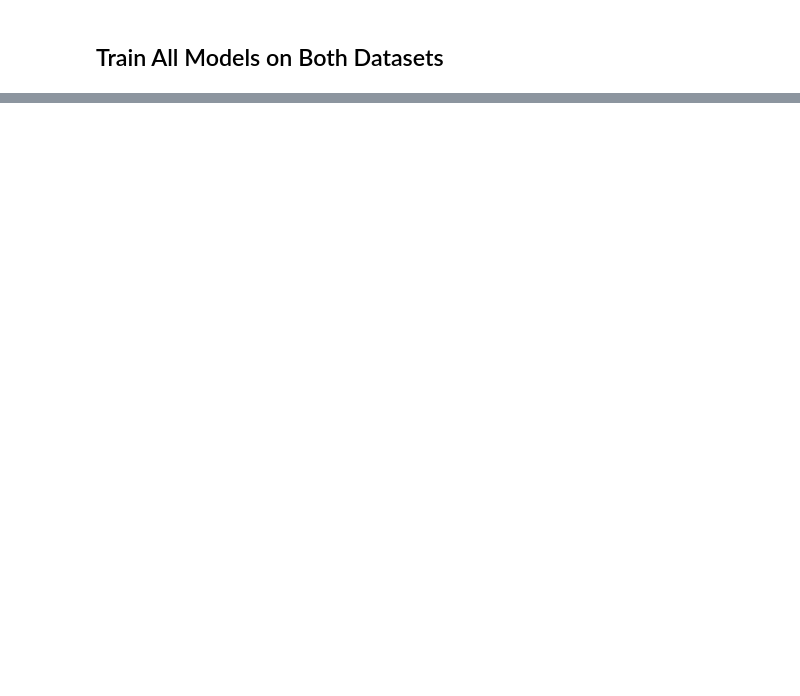
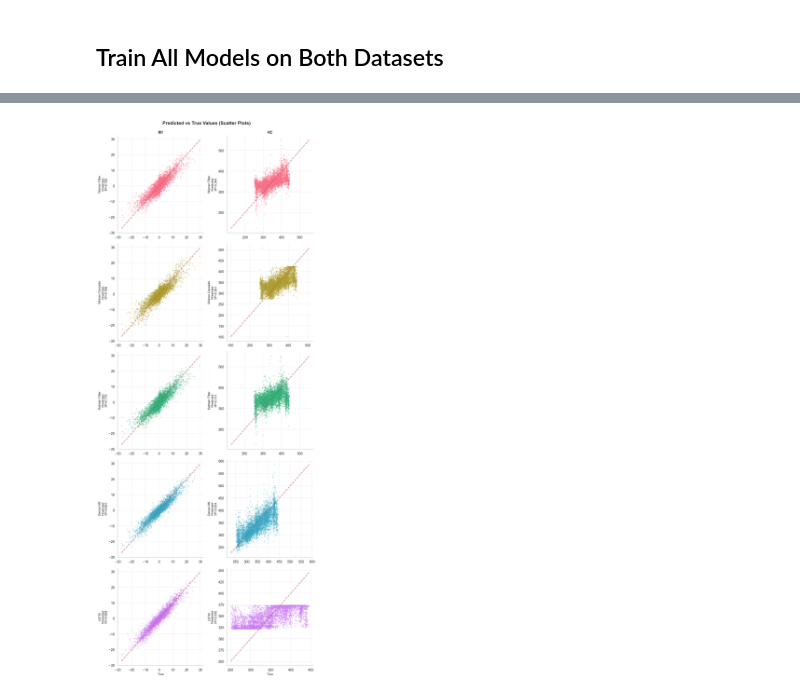
Before and after one commit to kidusabe1/Neural_Decoding_DS_Final, a Jupyter notebook: notebooks/model_comparison.ipynb, the cells around one changed output, grey strips where cells are left out. Saved outputs shown, nothing was run; the diff lists cells and outputs as text; code cells hidden in the pictures; blank space fills up the shorter version.

```diff
--- a/notebooks/model_comparison.ipynb
+++ b/notebooks/model_comparison.ipynb
@@ -450,0 +861,79 @@ summary_df.style.format({"R²": "{:.3f}", "Correlation": "{:.3f}"})
+# %%
+# ===== Scatter Plots: Predicted vs True =====
+
+output_dim = 0  # First output dimension
+
+model_names_list = [k for k in results[list(results.keys())[0]].keys() if k != "_train_mean"]
+dataset_names_list = list(results.keys())
+
+n_models = len(model_names_list)
+n_datasets = len(dataset_names_list)
+
+fig, axes = plt.subplots(n_models, n_datasets,
+                         figsize=(5 * n_datasets, 5 * n_models),
+                         sharex=False, sharey=False)
+
+# Handle single row/column cases
+if n_models == 1 and n_datasets == 1:
+    axes = np.array([[axes]])
+elif n_models == 1:
+    axes = axes.reshape(1, -1)
+elif n_datasets == 1:
+    axes = axes.reshape(-1, 1)
+
+colors = sns.color_palette("husl", n_colors=n_models)
+color_map = dict(zip(model_names_list, colors))
+
+for row_idx, model_name in enumerate(model_names_list):
+    for col_idx, ds_name in enumerate(dataset_names_list):
+        ax = axes[row_idx, col_idx]
+
+        res = results[ds_name][model_name]
+
+        # Get data
+        y_true = res["y_test"][:, output_dim]
+        y_pred = res["y_pred"][:, output_dim]
+
+        # Restore mean
+        train_mean = train_means[ds_name]
+        base = float(train_mean[output_dim]) if train_mean.size > output_dim else 0.0
+        y_true_restored = y_true + base
+        y_pred_restored = y_pred + base
+
+        # Scatter plot
+        ax.scatter(y_true_restored, y_pred_restored,
+                  alpha=0.3, s=5, color=color_map[model_name])
+
+        # Perfect prediction line
+        min_val = min(y_true_restored.min(), y_pred_restored.min())
+        max_val = max(y_true_restored.max(), y_pred_restored.max())
+        ax.plot([min_val, max_val], [min_val, max_val],
+               'r--', linewidth=2, alpha=0.7, label='Perfect')
+
+        # R² value
+        r2_val = float(np.atleast_1d(res["metrics"]["r2"])[output_dim])
+
+        # Labels
+        if row_idx == 0:
+            ax.set_title(f"{ds_name}", fontsize=12, fontweight='bold')
+
+        ax.set_ylabel(f"{model_name}\nPredicted\nR²={r2_val:.3f}", fontsize=10)
+
+        if row_idx == n_models - 1:
+            ax.set_xlabel("True", fontsize=10)
+
+        ax.grid(True, alpha=0.3)
+        ax.spines['top'].set_visible(False)
+        ax.spines['right'].set_visible(False)
+
+fig.suptitle("Predicted vs True Values (Scatter Plots)",
+             fontsize=15, fontweight='bold', y=0.995)
+plt.tight_layout()
+
+# Save
+scatter_path = figures_dir / "scatter_plots.png"
+fig.savefig(scatter_path, dpi=150, bbox_inches='tight')
+print(f"✓ Scatter plots saved to {scatter_path}")
+
+plt.show()
+# %% [output]
@@ -450,0 +941 @@ summary_df.style.format({"R²": "{:.3f}", "Correlation": "{:.3f}"})
+[figure, added]
```
Also changed, not shown: parts of 21 cells of this notebook, 29 other files.
